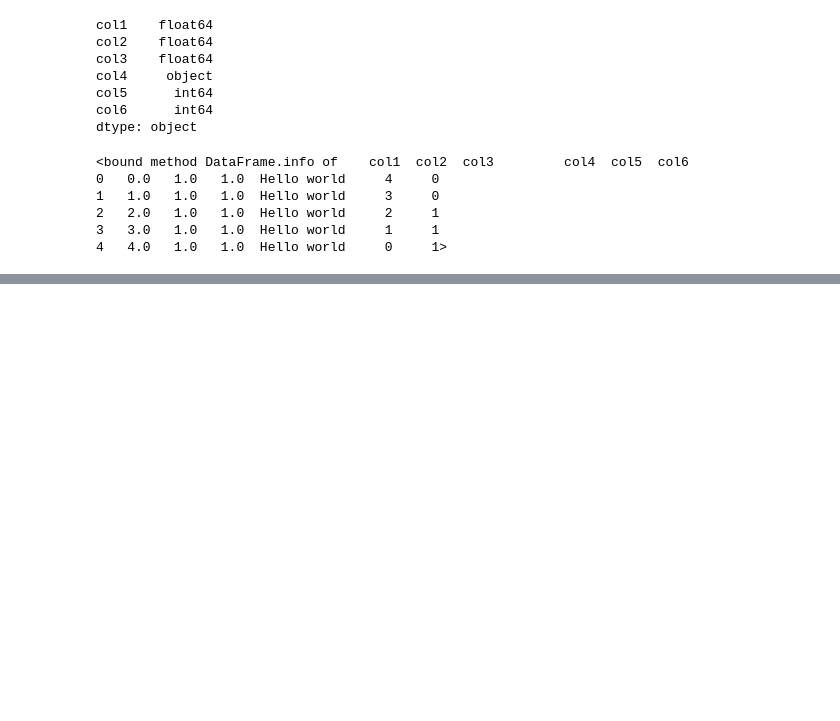
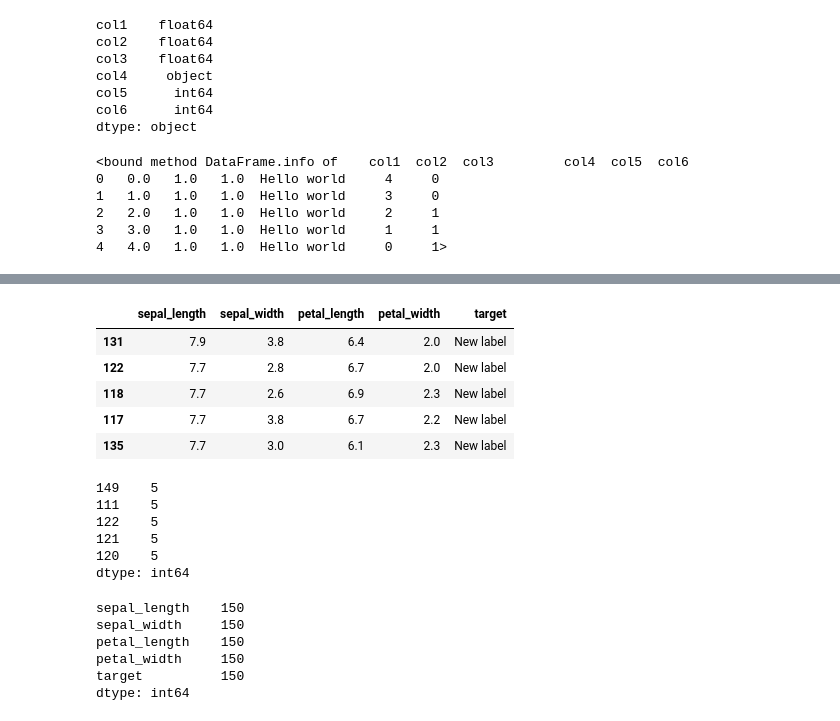
Before and after one commit to homemix/python-for-data-science, a Jupyter notebook: notebooks/Chapter 2 - Data Munging/Data loading and preprocessing with pandas.ipynb, the cells around one changed output, grey strips where cells are left out. Drawn from its saved outputs; the diff is of its cells as text; code cells hidden in the pictures; blank space fills up the shorter version.

```diff
--- a/notebooks/Chapter 2 - Data Munging/Data loading and preprocessing with pandas.ipynb
+++ b/notebooks/Chapter 2 - Data Munging/Data loading and preprocessing with pandas.ipynb
@@ -280,0 +363,30 @@ my_new_dataset.info
+# %%
+# Sort observations
+iris.sort_values(by='sepal_length',ascending=False).head()
+# %% [output]
+|  | sepal_length | sepal_width | petal_length | petal_width | target |
+| 131 | 7.9 | 3.8 | 6.4 | 2.0 | New label |
+| 122 | 7.7 | 2.8 | 6.7 | 2.0 | New label |
+| 118 | 7.7 | 2.6 | 6.9 | 2.3 | New label |
+| 117 | 7.7 | 3.8 | 6.7 | 2.2 | New label |
+| 135 | 7.7 | 3.0 | 6.1 | 2.3 | New label |
+# %%
+# The apply method
+iris.apply(np.count_nonzero,axis=1).head()
+# %% [output]
+149    5
+111    5
+122    5
+121    5
+120    5
+dtype: int64
+# %%
+# count non zero elements per column
+iris.apply(np.count_nonzero, axis=0)
+# %% [output]
+sepal_length    150
+sepal_width     150
+petal_length    150
+petal_width     150
+target          150
+dtype: int64
```
Also changed, not shown: parts of 10 cells of this notebook, 1 other file.
